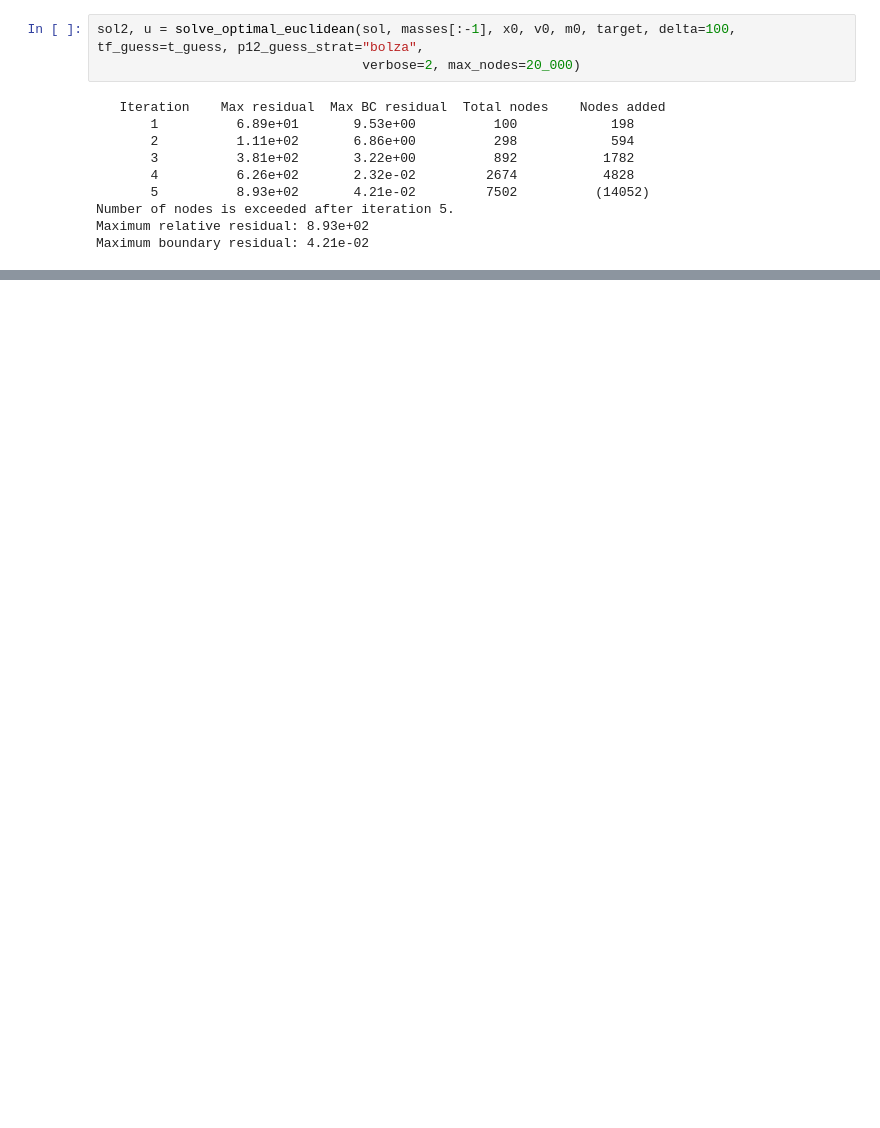
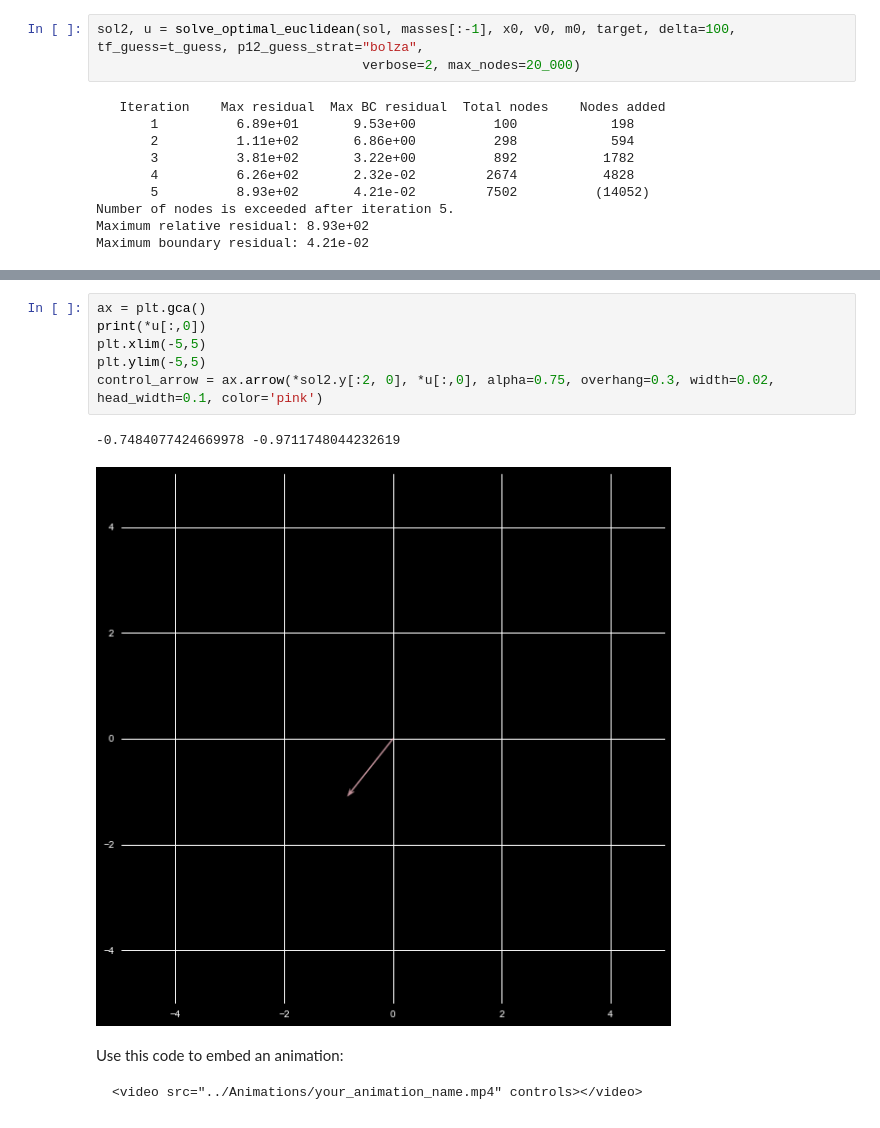
Before and after one commit to samcochran/optimal-spacecraft-control, a Jupyter notebook: Code/optimal_euclidean.ipynb, the cells around one changed output, grey strips where cells are left out. Drawn from its saved outputs; the diff is of its cells as text; blank space fills up the shorter version.

```diff
--- a/Code/optimal_euclidean.ipynb
+++ b/Code/optimal_euclidean.ipynb
@@ -96,0 +75,13 @@ x(t_f) =  [0.50157442 1.49710382]
+# %%
+ax = plt.gca()
+print(*u[:,0])
+plt.xlim(-5,5)
+plt.ylim(-5,5)
+control_arrow = ax.arrow(*sol2.y[:2, 0], *u[:,0], alpha=0.75, overhang=0.3, width=0.02, head_width=0.1, color='pink')
+# %% [output]
+-0.7484077424669978 -0.9711748044232619
+[figure, added]
+# %% [markdown]
+Use this code to embed an animation:
+
+    <video src="../Animations/your_animation_name.mp4" controls></video>
```
Also changed, not shown: parts of 7 cells of this notebook, 1 other file.
